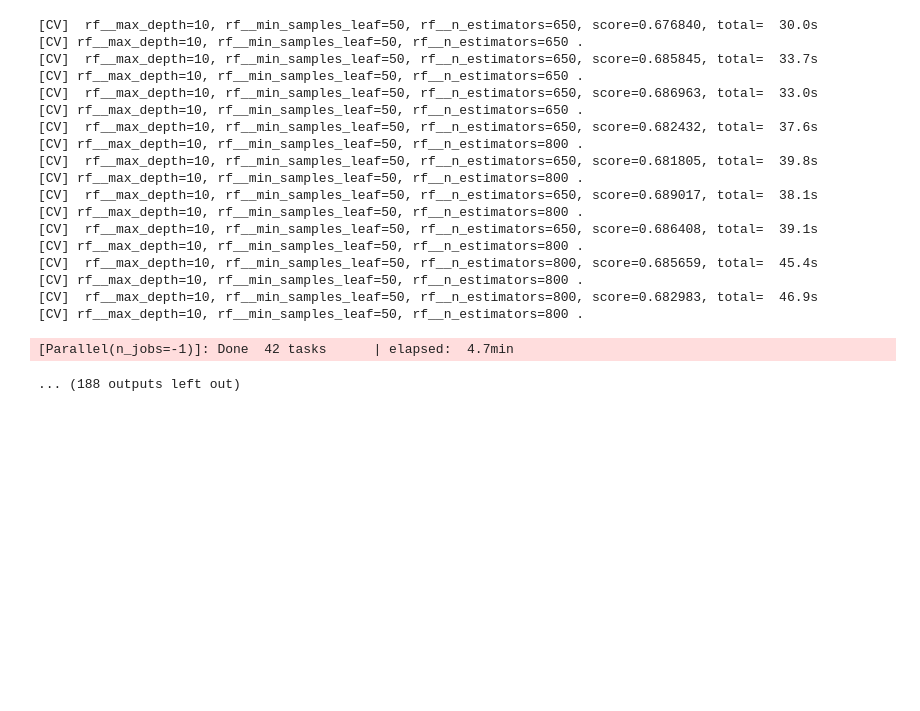
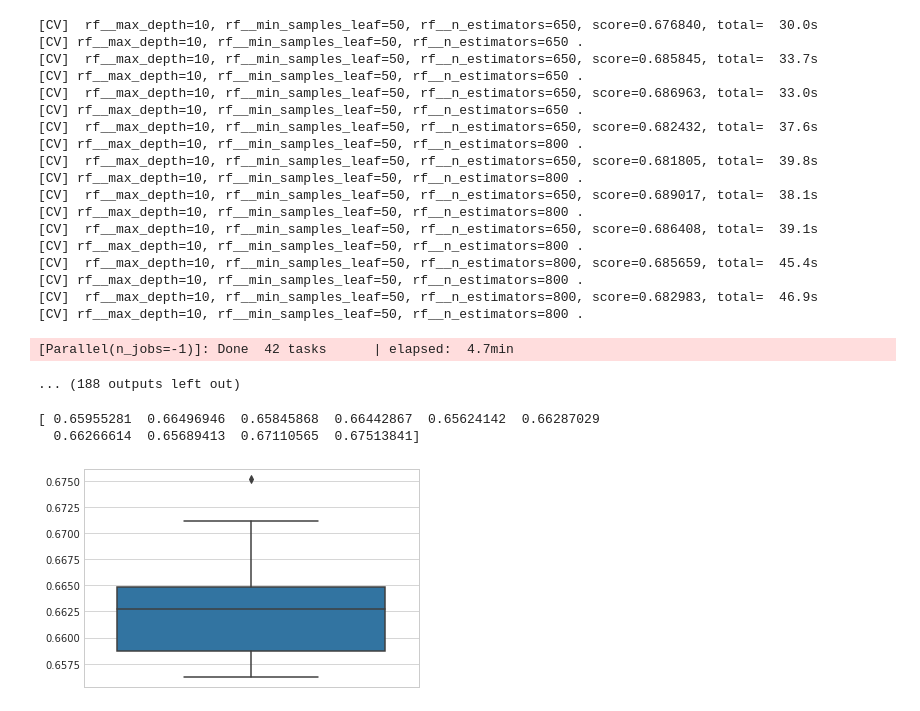
Before and after one commit to mgvaldes/edreams-exercise, a Jupyter notebook: model_selection.ipynb, the cells around one changed output. Drawn from its saved outputs; the diff is of its cells as text; code cells hidden in the pictures; blank space fills up the shorter version.

```diff
--- a/model_selection.ipynb
+++ b/model_selection.ipynb
@@ -199,16 +200,23 @@ Fitting 10 folds for each of 126 candidates, totalling 1260 fits
 ... (188 outputs left out)
 # %%
 # Function to plot boxplot of nested cross-validation scores.
-def plot_cv_scores(sv_scores):
+def plot_cv_scores(cv_scores):
+    print(cv_scores)
+    print()
+
     sns.set_style("whitegrid")
 
     ax = sns.boxplot(x=cv_scores, orient="v")
 
     plt.show()
 # %%
-lr_nested_cv_f1_scores = joblib.load()'lr_nested_cv_f1_scores.pkl')
+lr_nested_cv_f1_scores = joblib.load('lr_nested_cv_f1_scores.pkl')
 
 plot_cv_scores(lr_nested_cv_f1_scores)
+# %% [output]
+[ 0.65955281  0.66496946  0.65845868  0.66442867  0.65624142  0.66287029
+  0.66266614  0.65689413  0.67110565  0.67513841]
+[figure, added]
 # %%
 def plot_variable_ranking(model, model_type, column_names):
     if model_type == "rf":
```
Also changed, not shown: parts of 5 cells of this notebook, 2 other files.
